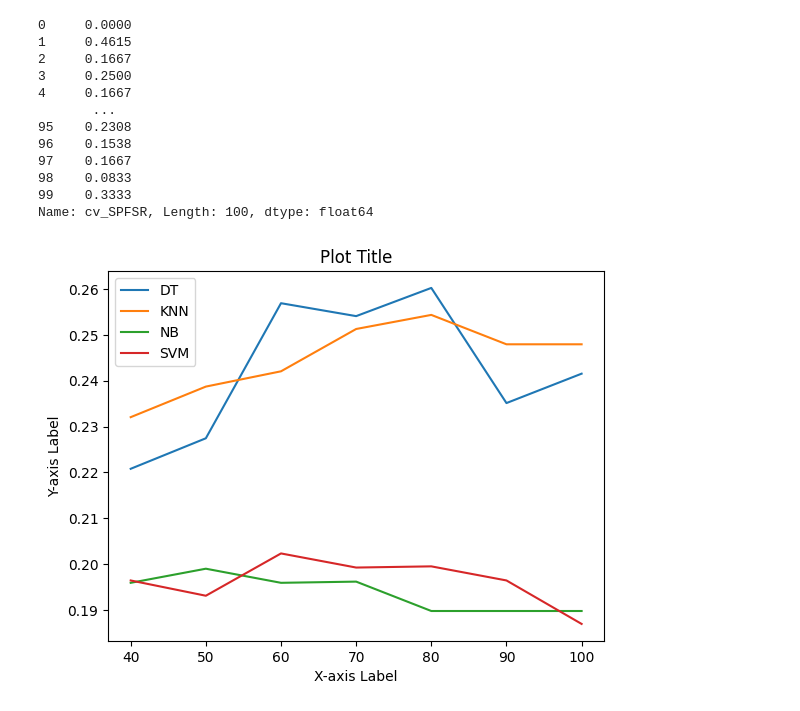
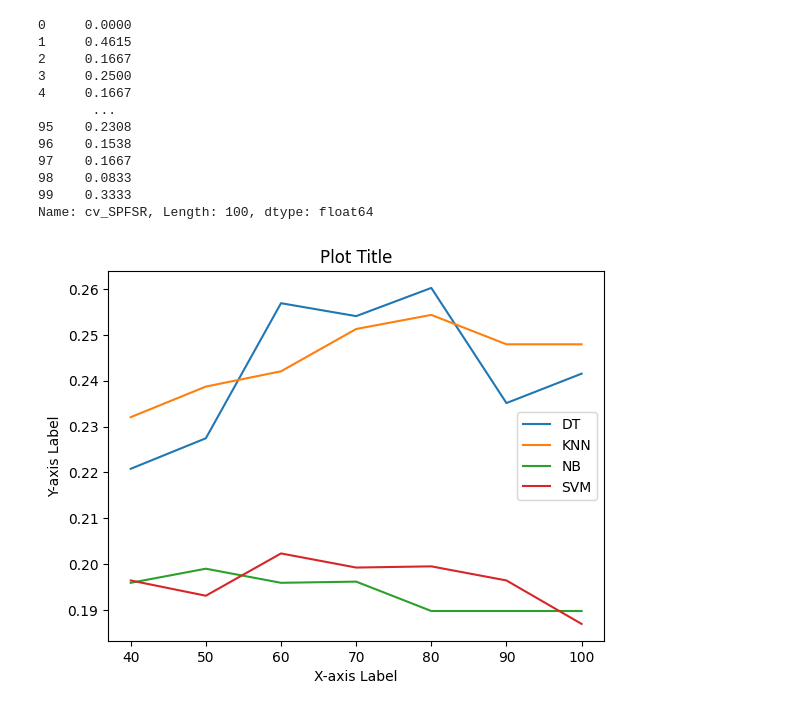
Before and after one commit to erirosv/Master-Thesis, a Jupyter notebook: modelling/sensitivity/sensitivity_max_iter.ipynb, the cells around one changed output. Cells and saved outputs as stored; diff of their text form; code cells hidden in the pictures.

Commit message:
setting up the max iter plots

```diff
--- a/modelling/sensitivity/sensitivity_max_iter.ipynb
+++ b/modelling/sensitivity/sensitivity_max_iter.ipynb
@@ -172,16 +175,16 @@ df_SVM_mean.append(df_100_SVM.mean())
 # %%
 x_labels = ['40', '50', '60', '70', '80', '90', '100']
 plt.plot(df_DT_mean, label='DT')
 plt.plot(df_KNN_mean, label='KNN')
 plt.plot(df_NB_mean, label='NB')
 plt.plot(df_SVM_mean, label='SVM')
 
 plt.xticks(range(len(df_DT_mean)), x_labels)
 plt.xlabel('X-axis Label')
 plt.ylabel('Y-axis Label')
 plt.title('Plot Title')
-plt.legend()  # Show legend
+plt.legend(loc='center right')  # Show legend
 
 plt.show()
 # %% [output]
-[figure, old version]
+[figure, new version]
```
Also changed, not shown: parts of 10 cells of this notebook.
